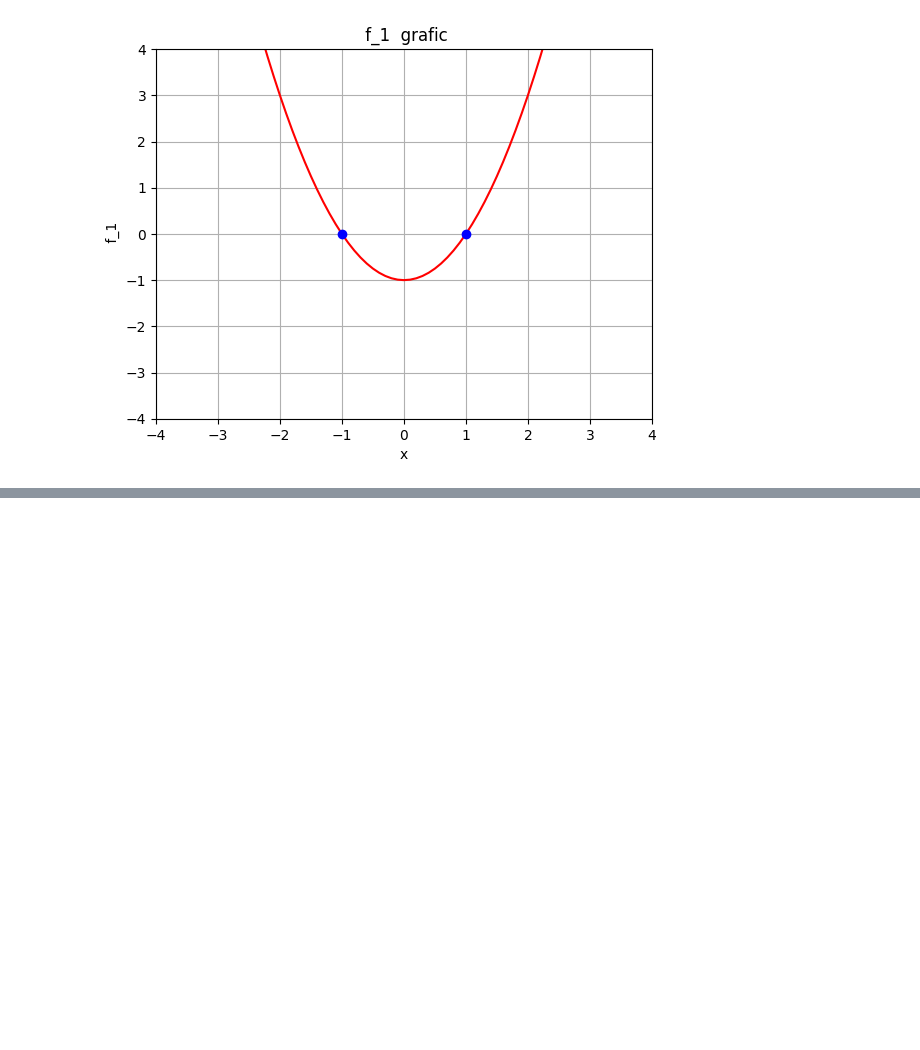
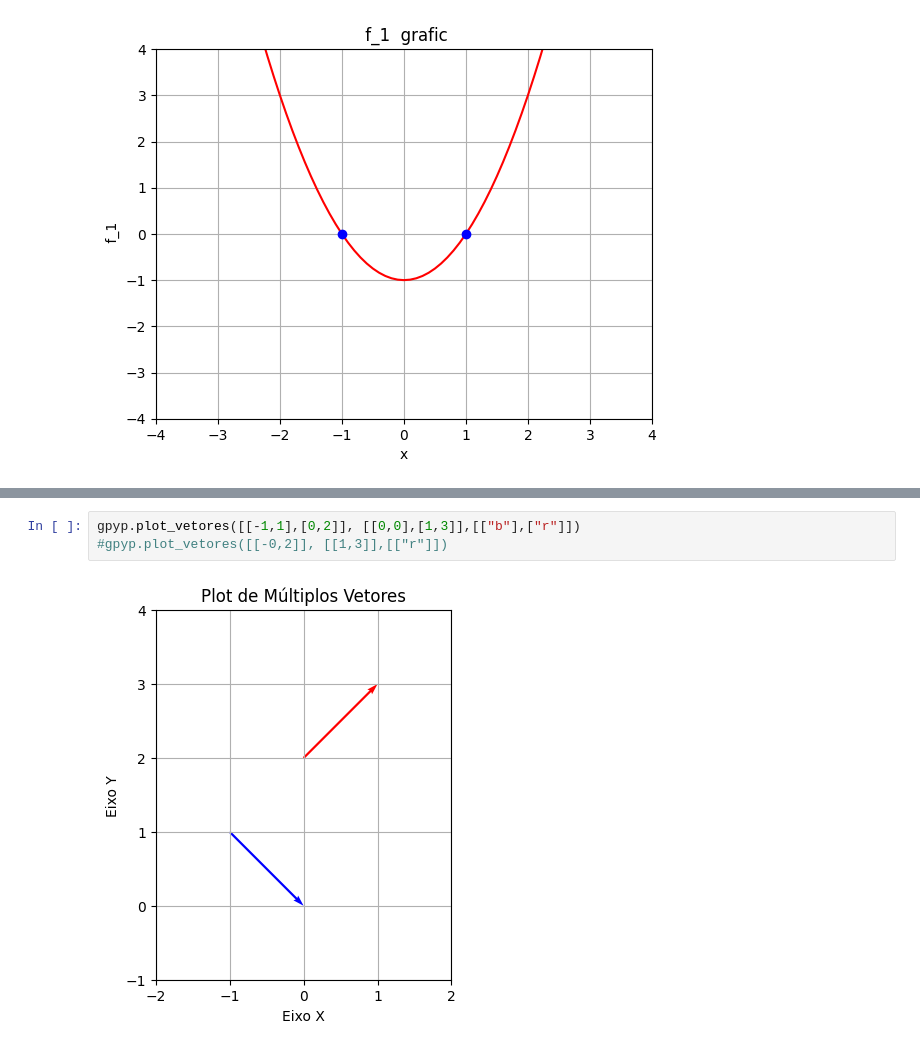
Before and after one commit to DougAugSilva/grafpy, a Jupyter notebook: notebooks/examples.ipynb, the cells around one changed output, grey strips where cells are left out. Saved outputs shown, nothing was run; the diff lists cells and outputs as text; blank space fills up the shorter version.

```diff
--- a/notebooks/examples.ipynb
+++ b/notebooks/examples.ipynb
@@ -52,0 +67,5 @@ gpyp.plot_vetor([0,1], [2,3], "r")
+# %%
+gpyp.plot_vetores([[-1,1],[0,2]], [[0,0],[1,3]],[["b"],["r"]])
+#gpyp.plot_vetores([[-0,2]], [[1,3]],[["r"]])
+# %% [output]
+[figure, added]
```
Also changed, not shown: parts of 4 cells of this notebook, 2 other files.
